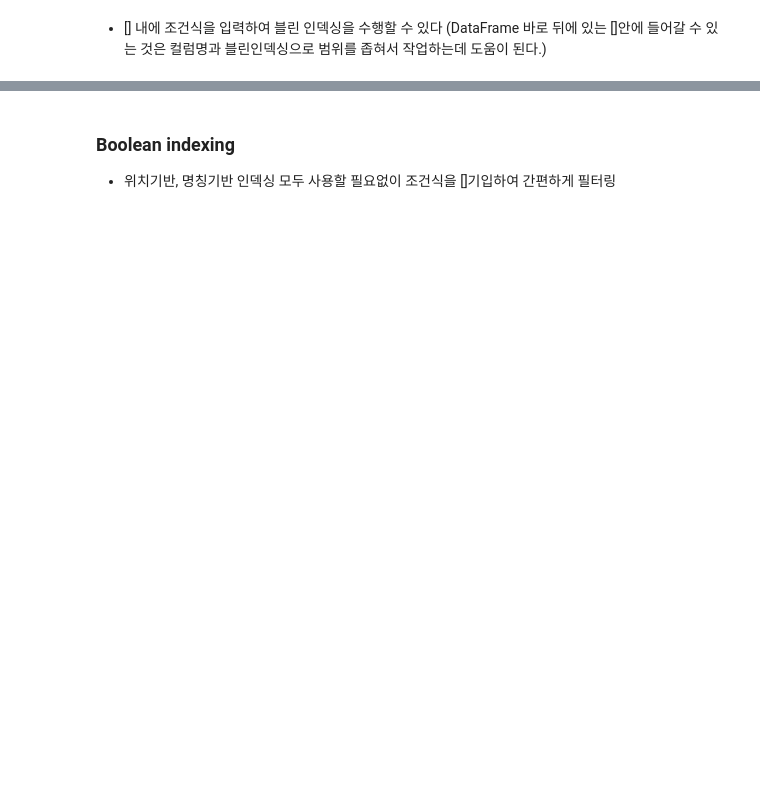
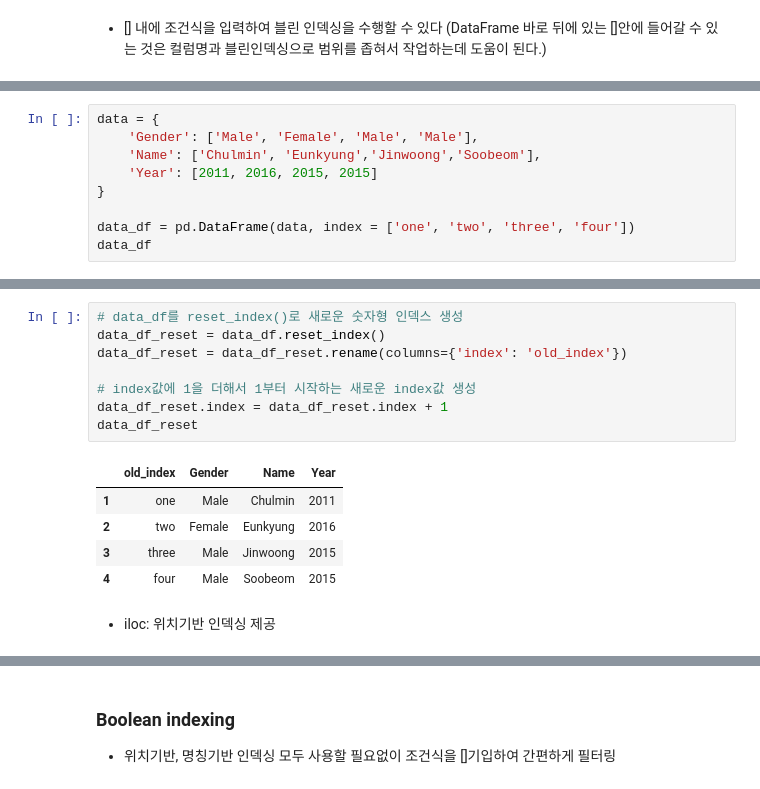
Before and after one commit to KimYongHwi/ml-perfect-guide-study, a Jupyter notebook: 3장_pandas.ipynb, the cells around one changed output, grey strips where cells are left out. Cells and saved outputs as stored; diff of their text form; blank space fills up the shorter version.

```diff
--- a/3장_pandas.ipynb
+++ b/3장_pandas.ipynb
@@ -567,2 +532,11 @@ titanic_df[titanic_df['Pclass'] == 3].head(3)
 - loc[]: 명칭 기반 인덱싱
 - iloc[]: 위치 기반 인덱싱
+# %%
+data = {
+    'Gender': ['Male', 'Female', 'Male', 'Male'],
+    'Name': ['Chulmin', 'Eunkyung','Jinwoong','Soobeom'],
+    'Year': [2011, 2016, 2015, 2015]
+}
+
+data_df = pd.DataFrame(data, index = ['one', 'two', 'three', 'four'])
+data_df
@@ -568,0 +549,16 @@ titanic_df[titanic_df['Pclass'] == 3].head(3)
+# %%
+# data_df를 reset_index()로 새로운 숫자형 인덱스 생성
+data_df_reset = data_df.reset_index()
+data_df_reset = data_df_reset.rename(columns={'index': 'old_index'})
+
+# index값에 1을 더해서 1부터 시작하는 새로운 index값 생성
+data_df_reset.index = data_df_reset.index + 1
+data_df_reset
+# %% [output]
+|  | old_index | Gender | Name | Year |
+| 1 | one | Male | Chulmin | 2011 |
+| 2 | two | Female | Eunkyung | 2016 |
+| 3 | three | Male | Jinwoong | 2015 |
+| 4 | four | Male | Soobeom | 2015 |
+# %% [markdown]
+- iloc: 위치기반 인덱싱 제공
```
Also changed, not shown: parts of 26 cells of this notebook.
